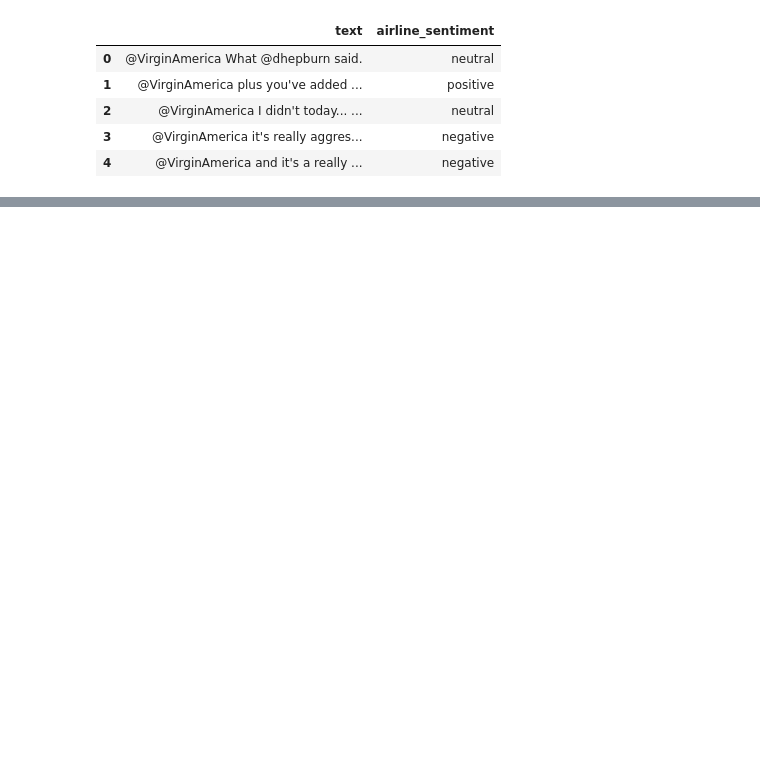
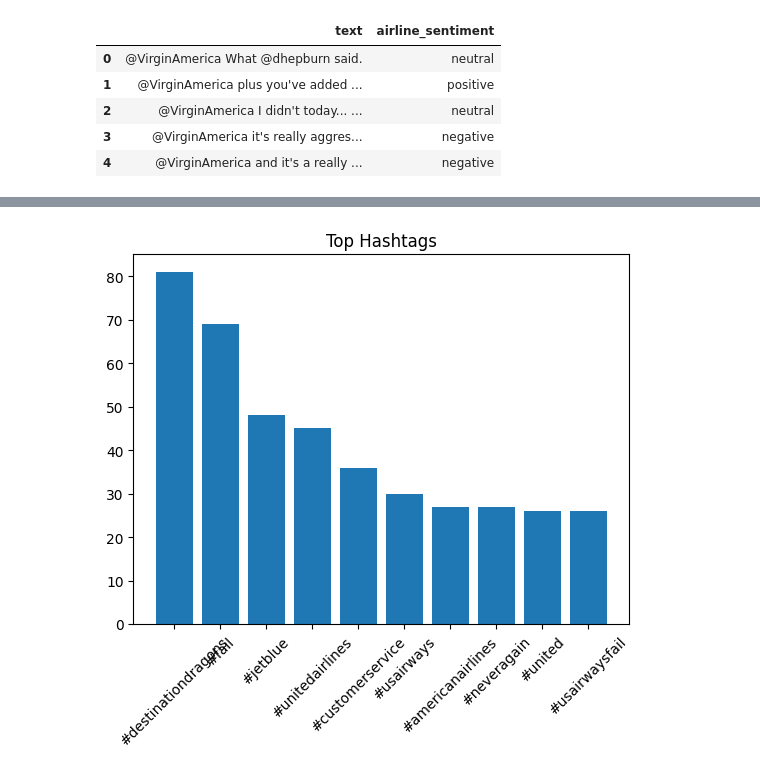
Before and after one commit to Ashritha0848/NLP, a Jupyter notebook: 2403A52229,Assignment_5_4,NLP.ipynb, the cells around one changed output, grey strips where cells are left out. Saved outputs shown, nothing was run; the diff lists cells and outputs as text; code cells hidden in the pictures; blank space fills up the shorter version.

```diff
--- a/2403A52229,Assignment_5_4,NLP.ipynb
+++ b/2403A52229,Assignment_5_4,NLP.ipynb
@@ -172,0 +117,16 @@ plt.show()
+# %%
+docs = list(nlp.pipe(df['clean_text_spacy']))
+# %%
+df['lemmas_spacy'] = [
+    [token.lemma_ for token in doc if not token.is_stop and token.is_alpha]
+    for doc in docs
+]
+
+df['pos_tags'] = [
+    [token.pos_ for token in doc if not token.is_stop and token.is_alpha]
+    for doc in docs
+]
+# %%
+df['processed_spacy'] = df['lemmas_spacy'].apply(lambda x: " ".join(x))
+final_spacy_df = df[['processed_spacy', 'airline_sentiment']]
+final_spacy_df.head()
@@ -172,0 +140,16 @@ plt.show()
+# %%
+from collections import Counter
+import matplotlib.pyplot as plt
+
+hashtags = df['text'].apply(lambda x: re.findall(r"#\w+", x.lower()))
+all_hashtags = sum(hashtags, [])
+
+freq = Counter(all_hashtags).most_common(10)
+
+tags, counts = zip(*freq)
+plt.bar(tags, counts)
+plt.xticks(rotation=45)
+plt.title("Top Hashtags")
+plt.show()
+# %% [output]
+[figure, added]
```
Also changed, not shown: parts of 20 cells of this notebook.
